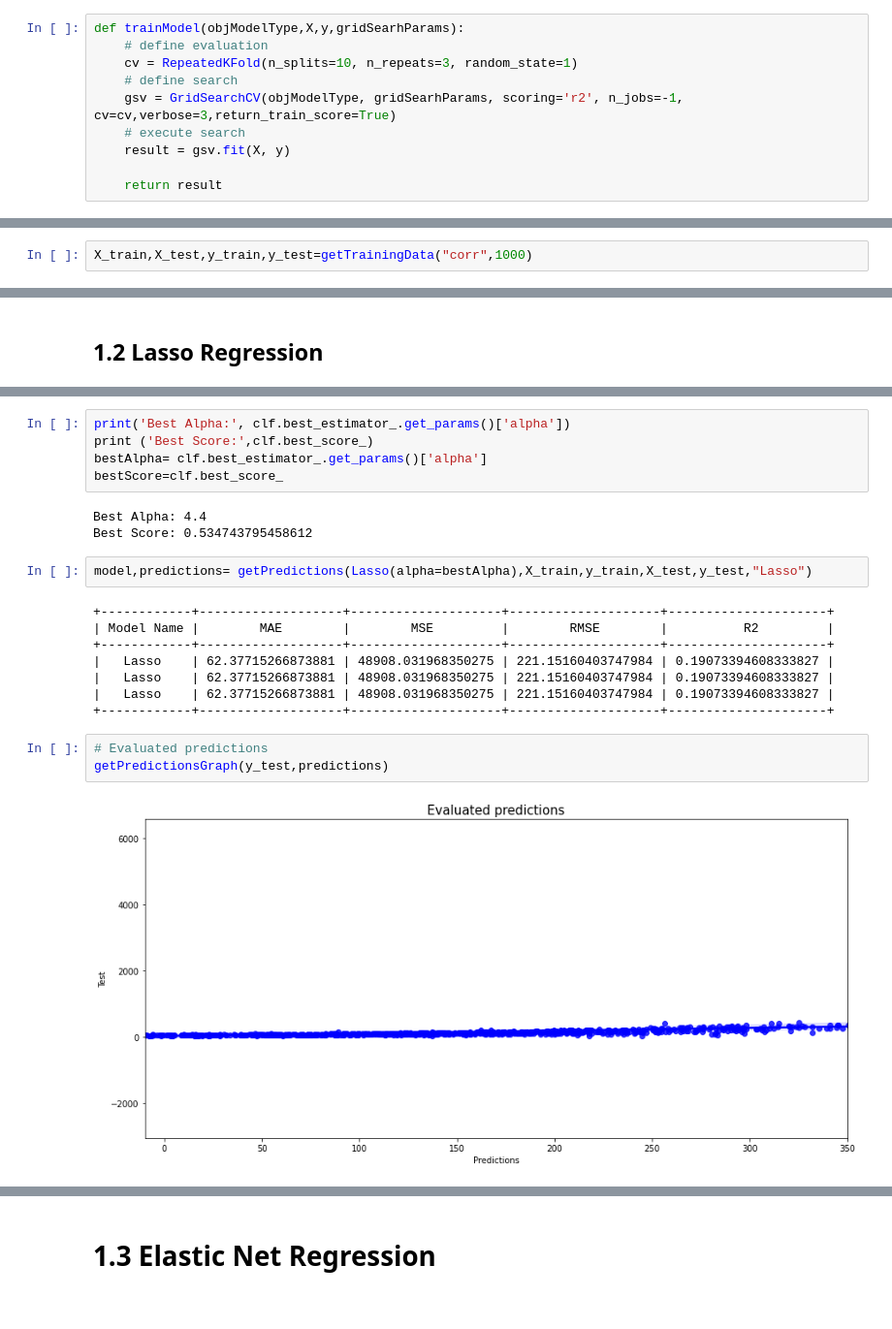
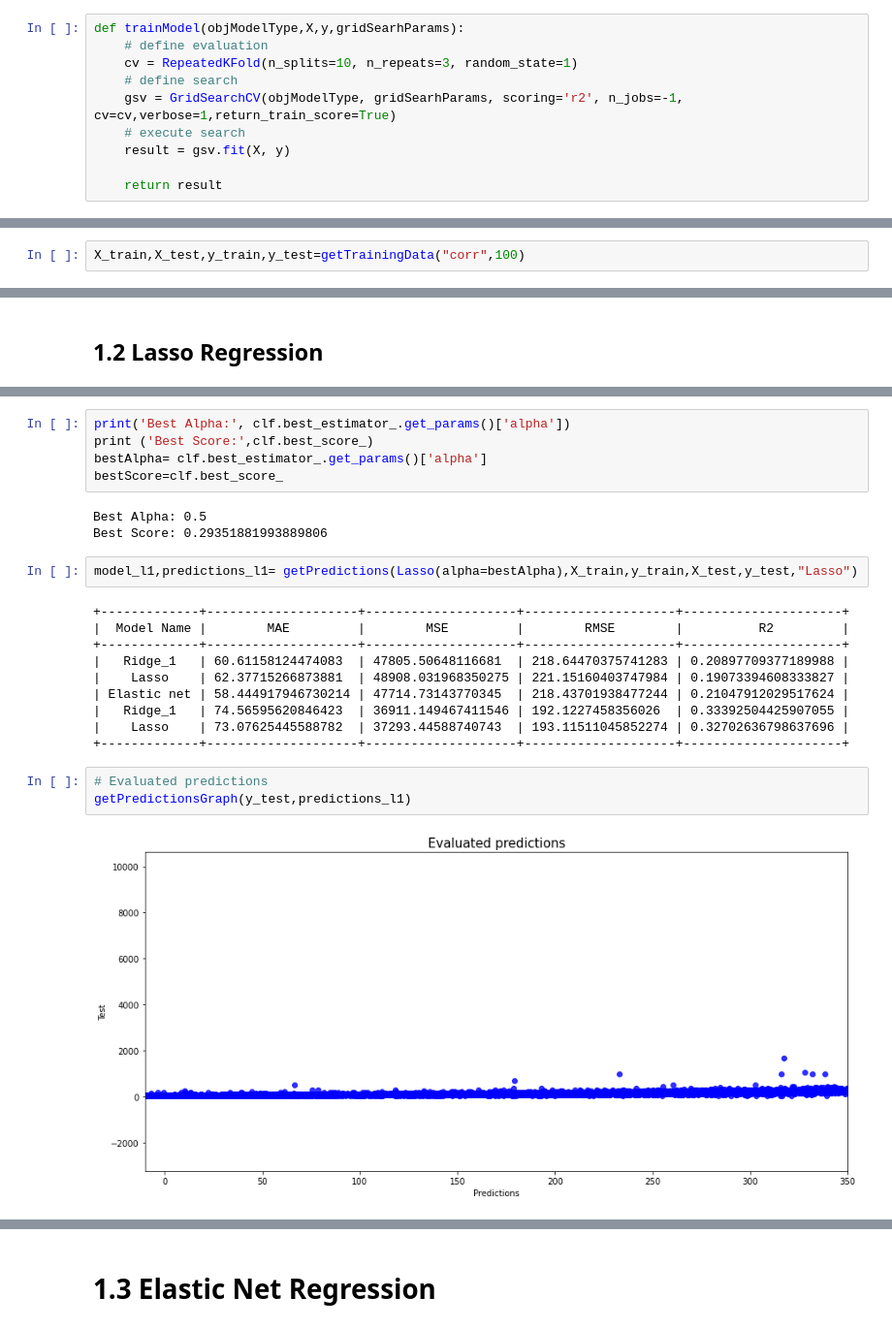
Before and after one commit to amodi01/airbnbpriceprediction, a Jupyter notebook: Model_Linear_Regression.ipynb, the cells around one changed output, grey strips where cells are left out. Shown at 97% size. Saved outputs shown, nothing was run; the diff lists cells and outputs as text.

Commit message:
Executed Lass and Ridge, Impemeting SVR

```diff
--- a/Model_Linear_Regression.ipynb
+++ b/Model_Linear_Regression.ipynb
@@ -48,7 +48,7 @@ def trainModel(objModelType,X,y,gridSearhParams):
     # define evaluation
     cv = RepeatedKFold(n_splits=10, n_repeats=3, random_state=1)
     # define search
-    gsv = GridSearchCV(objModelType, gridSearhParams, scoring='r2', n_jobs=-1, cv=cv,verbose=3,return_train_score=True)
+    gsv = GridSearchCV(objModelType, gridSearhParams, scoring='r2', n_jobs=-1, cv=cv,verbose=1,return_train_score=True)
     # execute search
     result = gsv.fit(X, y)
 
@@ -146,7 +146,7 @@ def getPredictionsGraph(y_te,predictions):
 # %% [markdown]
 # 1.   Regression Models With Removal  Corelated Features
 # %%
-X_train,X_test,y_train,y_test=getTrainingData("corr",1000)
+X_train,X_test,y_train,y_test=getTrainingData("corr",100)
 # %% [markdown]
 ##  1. 1 Ridge Regression
 # %%
@@ -195,20 +209,22 @@ print ('Best Score:',clf.best_score_)
 bestAlpha= clf.best_estimator_.get_params()['alpha']
 bestScore=clf.best_score_
 # %% [output]
-Best Alpha: 4.4
-Best Score: 0.534743795458612
+Best Alpha: 0.5
+Best Score: 0.29351881993889806
 # %%
-model,predictions= getPredictions(Lasso(alpha=bestAlpha),X_train,y_train,X_test,y_test,"Lasso")
+model_l1,predictions_l1= getPredictions(Lasso(alpha=bestAlpha),X_train,y_train,X_test,y_test,"Lasso")
 # %% [output]
-+------------+-------------------+--------------------+--------------------+---------------------+
-| Model Name |        MAE        |        MSE         |        RMSE        |          R2         |
-+------------+-------------------+--------------------+--------------------+---------------------+
-|   Lasso    | 62.37715266873881 | 48908.031968350275 | 221.15160403747984 | 0.19073394608333827 |
-|   Lasso    | 62.37715266873881 | 48908.031968350275 | 221.15160403747984 | 0.19073394608333827 |
-|   Lasso    | 62.37715266873881 | 48908.031968350275 | 221.15160403747984 | 0.19073394608333827 |
-+------------+-------------------+--------------------+--------------------+---------------------+
++-------------+--------------------+--------------------+--------------------+---------------------+
+|  Model Name |        MAE         |        MSE         |        RMSE        |          R2         |
++-------------+--------------------+--------------------+--------------------+---------------------+
+|   Ridge_1   | 60.61158124474083  | 47805.50648116681  | 218.64470375741283 | 0.20897709377189988 |
+|    Lasso    | 62.37715266873881  | 48908.031968350275 | 221.15160403747984 | 0.19073394608333827 |
+| Elastic net | 58.444917946730214 | 47714.73143770345  | 218.43701938477244 | 0.21047912029517624 |
+|   Ridge_1   | 74.56595620846423  | 36911.149467411546 | 192.1227458356026  | 0.33392504425907055 |
+|    Lasso    | 73.07625445588782  | 37293.44588740743  | 193.11511045852274 | 0.32702636798637696 |
++-------------+--------------------+--------------------+--------------------+---------------------+
 # %%
 # Evaluated predictions
-getPredictionsGraph(y_test,predictions)
+getPredictionsGraph(y_test,predictions_l1)
 # %% [output]
-[figure, old version]
+[figure, new version]
```
Also changed, not shown: parts of 22 cells of this notebook.
